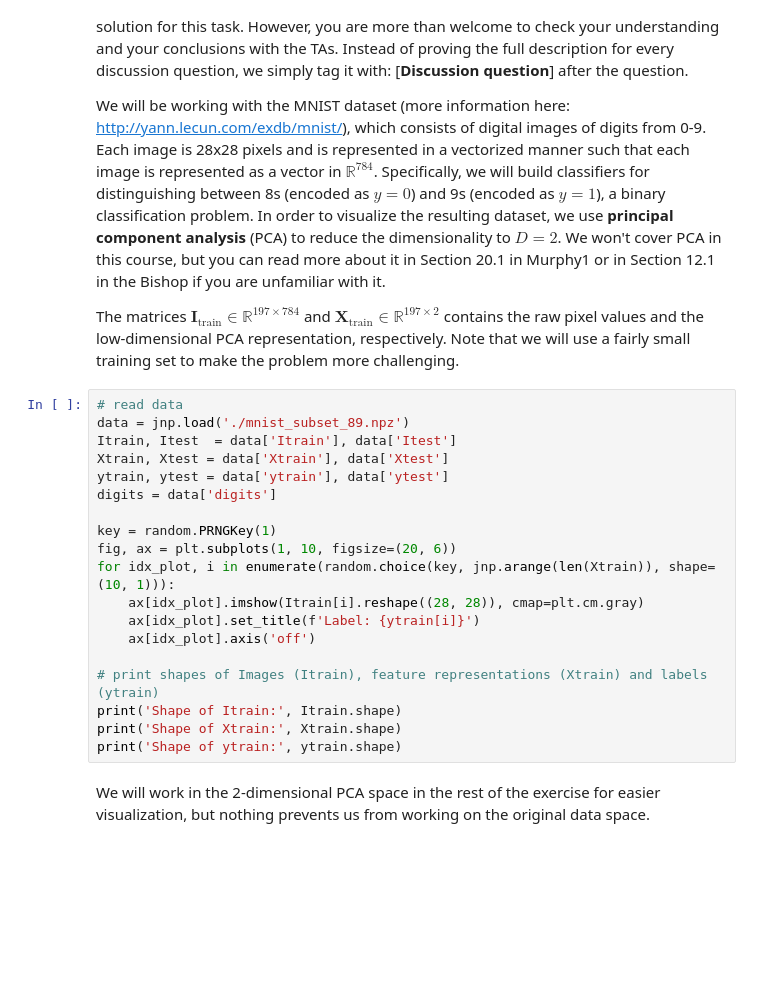
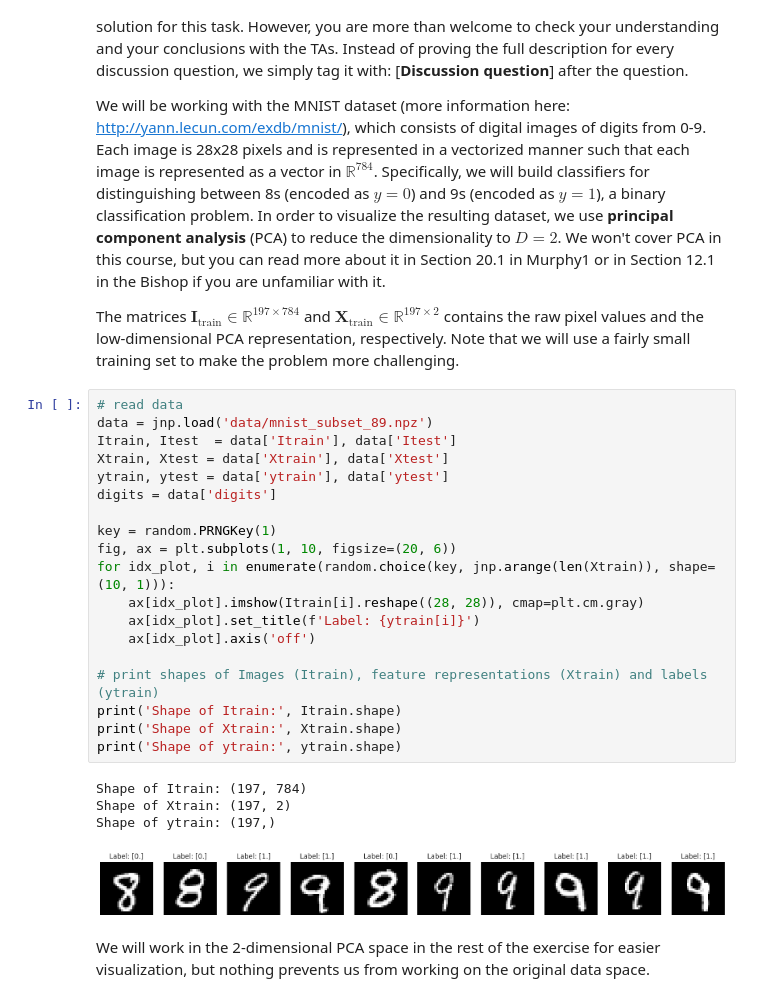
Before and after one commit to Neismo/Notes, a Jupyter notebook: BayesianML_CODE/ex4_handout.ipynb, the cells around one changed output. Cells and saved outputs as stored; diff of their text form; blank space fills up the shorter version.

```diff
--- a/BayesianML_CODE/ex4_handout.ipynb
+++ b/BayesianML_CODE/ex4_handout.ipynb
@@ -56,23 +56,28 @@ We will be working with the MNIST dataset (more information here: http://yann.le
 The matrices $\textbf{I}_{\text{train}} \in \mathbb{R}^{197 \times 784}$ and $\textbf{X}_{\text{train}} \in \mathbb{R}^{197 \times 2}$ contains the raw pixel values and the low-dimensional PCA representation, respectively. Note that we will use a fairly small training set to make the problem more challenging.
 # %%
 # read data
-data = jnp.load('./mnist_subset_89.npz')
+data = jnp.load('data/mnist_subset_89.npz')
 Itrain, Itest  = data['Itrain'], data['Itest']
 Xtrain, Xtest = data['Xtrain'], data['Xtest']
 ytrain, ytest = data['ytrain'], data['ytest']
 digits = data['digits']
 
 key = random.PRNGKey(1)
 fig, ax = plt.subplots(1, 10, figsize=(20, 6))
 for idx_plot, i in enumerate(random.choice(key, jnp.arange(len(Xtrain)), shape=(10, 1))):
     ax[idx_plot].imshow(Itrain[i].reshape((28, 28)), cmap=plt.cm.gray)
     ax[idx_plot].set_title(f'Label: {ytrain[i]}')
     ax[idx_plot].axis('off')
 
 # print shapes of Images (Itrain), feature representations (Xtrain) and labels (ytrain)
 print('Shape of Itrain:', Itrain.shape)
 print('Shape of Xtrain:', Xtrain.shape)
 print('Shape of ytrain:', ytrain.shape)
+# %% [output]
+Shape of Itrain: (197, 784)
+Shape of Xtrain: (197, 2)
+Shape of ytrain: (197,)
+[figure, added]
 # %% [markdown]
 We will work in the 2-dimensional PCA space in the rest of the exercise for easier visualization, but nothing prevents us from working on the original data space.
 # %%
```
Also changed, not shown: parts of 19 cells of this notebook, 14 other files.
